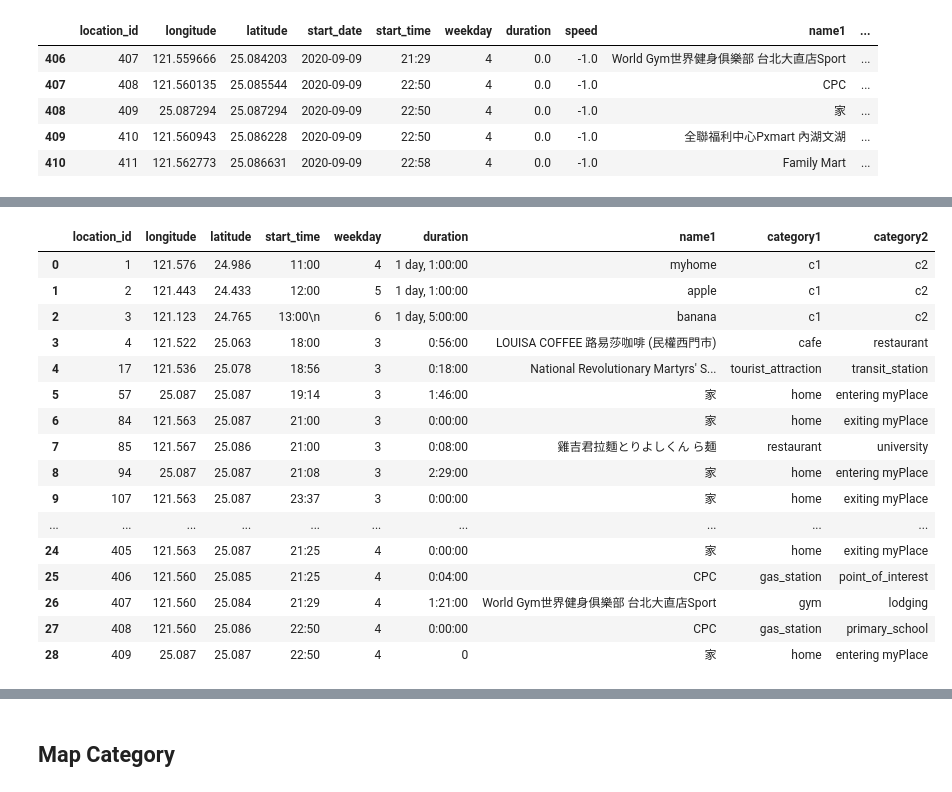
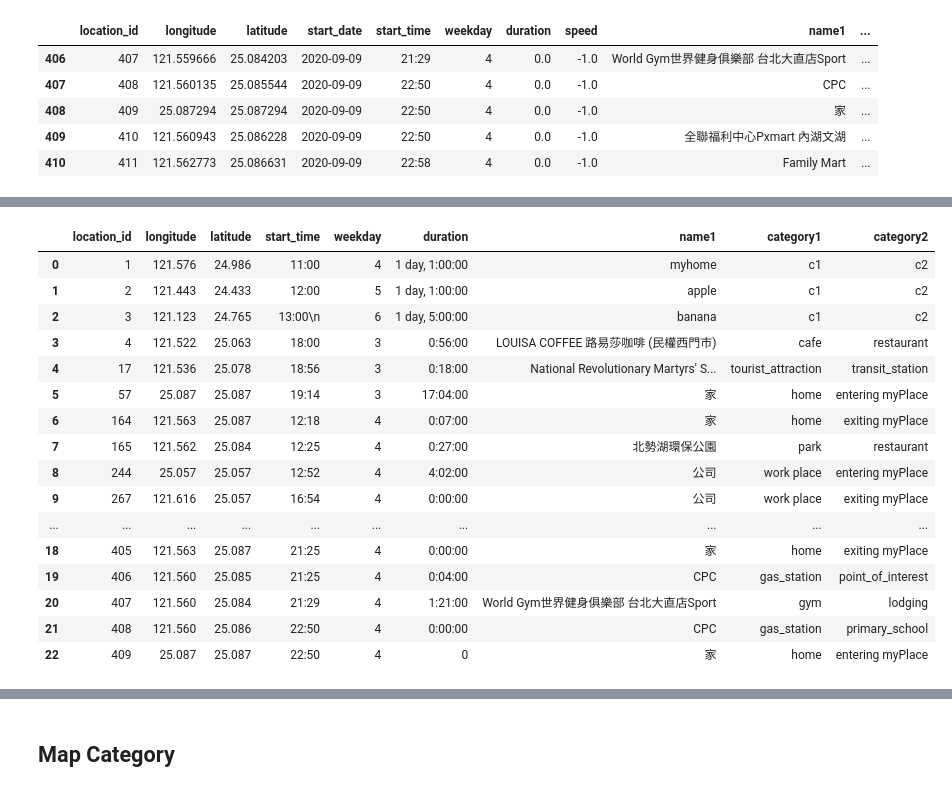
Before and after one commit to yuchieh0130/chchboss, a Jupyter notebook: CategoryPrediction_RandomForest.ipynb, the cells around one changed output, grey strips where cells are left out. Drawn from its saved outputs; the diff is of its cells as text; code cells hidden in the pictures.

```diff
--- a/CategoryPrediction_RandomForest.ipynb
+++ b/CategoryPrediction_RandomForest.ipynb
@@ -301,15 +213,10 @@ stopLoc
 # %%
-#calculate duration
+#kill duration < 10 mins
 import datetime as dt
 from datetime import datetime
 
 dropList = []
 for row in range(0,len(stopLoc)-1):
-
-    res = set(stopLoc.iloc[row,8:13]) & set(stopLoc.iloc[row-1,8:13])
-    if len(res) > 1:
-        if stopLoc.iloc[row,14] != 'entering myPlace' and stopLoc.iloc[row,14] != 'exiting myPlace':
-            dropList.append(row)
 
     #calculate duration
     if stopLoc.iloc[row+1,3] == stopLoc.iloc[row,3]:
@@ -324,7 +231,6 @@ for row in range(0,len(stopLoc)-1):
         if stopLoc.iloc[row,14] != 'entering myPlace' and stopLoc.iloc[row,14] != 'exiting myPlace':
             dropList.append(row)
 
-
 removeList = []
 for i in range(1,len(dropList)-1):
     if dropList[i] - dropList[i-1] < 3:
@@ -332,35 +238,45 @@ for i in range(1,len(dropList)-1):
 
 stopLoc = stopLoc.drop(removeList)
 stopLoc = stopLoc.reset_index(drop = True)
-
-for row in range(0,len(stopLoc)-1):
-
-    #calculate duration
-    if stopLoc.iloc[row+1,3] == stopLoc.iloc[row,3]:
-        stopLoc.iloc[row,6] = datetime.strptime(stopLoc.iloc[row+1,4], '%H:%M') - datetime.strptime(stopLoc.iloc[row,4], '%H:%M')
-    else:
-        a = dt.datetime(2000,1,2,int(stopLoc.iloc[row+1,4].split(':')[0]),int(stopLoc.iloc[row+1,4].split(':')[1]))
-        b = dt.datetime(2000,1,1,int(stopLoc.iloc[row,4].split(':')[0]),int(stopLoc.iloc[row,4].split(':')[1]))
-        stopLoc.iloc[row,6] = a - b
-
-stopLoc = stopLoc.drop(['start_date','name2','name3','name4','name5','speed'], 1)
-stopLoc
-# %% [output]
-|  | location_id | longitude | latitude | start_time | weekday | duration | name1 | category1 | category2 |
-| 0 | 1 | 121.576 | 24.986 | 11:00 | 4 | 1 day, 1:00:00 | myhome | c1 | c2 |
-| 1 | 2 | 121.443 | 24.433 | 12:00 | 5 | 1 day, 1:00:00 | apple | c1 | c2 |
-| 2 | 3 | 121.123 | 24.765 | 13:00\n | 6 | 1 day, 5:00:00 | banana | c1 | c2 |
-| 3 | 4 | 121.522 | 25.063 | 18:00 | 3 | 0:56:00 | LOUISA COFFEE 路易莎咖啡 (民權西門市) | cafe | restaurant |
-| 4 | 17 | 121.536 | 25.078 | 18:56 | 3 | 0:18:00 | National Revolutionary Martyrs' S... | tourist_attraction | transit_station |
-| 5 | 57 | 25.087 | 25.087 | 19:14 | 3 | 1:46:00 | 家 | home | entering myPlace |
-| 6 | 84 | 121.563 | 25.087 | 21:00 | 3 | 0:00:00 | 家 | home | exiting myPlace |
-| 7 | 85 | 121.567 | 25.086 | 21:00 | 3 | 0:08:00 | 雞吉君拉麵とりよしくん ら麺 | restaurant | university |
-| 8 | 94 | 25.087 | 25.087 | 21:08 | 3 | 2:29:00 | 家 | home | entering myPlace |
-| 9 | 107 | 121.563 | 25.087 | 23:37 | 3 | 0:00:00 | 家 | home | exiting myPlace |
-| ... | ... | ... | ... | ... | ... | ... | ... | ... | ... |
-| 24 | 405 | 121.563 | 25.087 | 21:25 | 4 | 0:00:00 | 家 | home | exiting myPlace |
-| 25 | 406 | 121.560 | 25.085 | 21:25 | 4 | 0:04:00 | CPC | gas_station | point_of_interest |
-| 26 | 407 | 121.560 | 25.084 | 21:29 | 4 | 1:21:00 | World Gym世界健身俱樂部 台北大直店Sport | gym | lodging |
-| 27 | 408 | 121.560 | 25.086 | 22:50 | 4 | 0:00:00 | CPC | gas_station | primary_school |
-| 28 | 409 | 25.087 | 25.087 | 22:50 | 4 | 0 | 家 | home | entering myPlace |
+# %%
+#delete duplicate
+duplicate = []
+for row in range(0,len(stopLoc)-1):
+
+    if (stopLoc.iloc[row,14] == 'exiting myPlace') and (stopLoc.iloc[row+2,14] == 'entering myPlace'):
+        if (stopLoc.iloc[row,8] == stopLoc.iloc[row+2,8]):
+            duplicate.extend([row,row+1,row+2])
+
+stopLoc = stopLoc.drop(duplicate)
+stopLoc = stopLoc.reset_index(drop = True)
+
+for row in range(0,len(stopLoc)-1):
+    #calculate duration
+    if stopLoc.iloc[row+1,3] == stopLoc.iloc[row,3]:
+        stopLoc.iloc[row,6] = datetime.strptime(stopLoc.iloc[row+1,4], '%H:%M') - datetime.strptime(stopLoc.iloc[row,4], '%H:%M')
+    else:
+        a = dt.datetime(2000,1,2,int(stopLoc.iloc[row+1,4].split(':')[0]),int(stopLoc.iloc[row+1,4].split(':')[1]))
+        b = dt.datetime(2000,1,1,int(stopLoc.iloc[row,4].split(':')[0]),int(stopLoc.iloc[row,4].split(':')[1]))
+        stopLoc.iloc[row,6] = a - b
+
+stopLoc = stopLoc.drop(['start_date','name2','name3','name4','name5','speed'], 1)
+stopLoc
+# %% [output]
+|  | location_id | longitude | latitude | start_time | weekday | duration | name1 | category1 | category2 |
+| 0 | 1 | 121.576 | 24.986 | 11:00 | 4 | 1 day, 1:00:00 | myhome | c1 | c2 |
+| 1 | 2 | 121.443 | 24.433 | 12:00 | 5 | 1 day, 1:00:00 | apple | c1 | c2 |
+| 2 | 3 | 121.123 | 24.765 | 13:00\n | 6 | 1 day, 5:00:00 | banana | c1 | c2 |
+| 3 | 4 | 121.522 | 25.063 | 18:00 | 3 | 0:56:00 | LOUISA COFFEE 路易莎咖啡 (民權西門市) | cafe | restaurant |
+| 4 | 17 | 121.536 | 25.078 | 18:56 | 3 | 0:18:00 | National Revolutionary Martyrs' S... | tourist_attraction | transit_station |
+| 5 | 57 | 25.087 | 25.087 | 19:14 | 3 | 17:04:00 | 家 | home | entering myPlace |
+| 6 | 164 | 121.563 | 25.087 | 12:18 | 4 | 0:07:00 | 家 | home | exiting myPlace |
+| 7 | 165 | 121.562 | 25.084 | 12:25 | 4 | 0:27:00 | 北勢湖環保公園 | park | restaurant |
+| 8 | 244 | 25.057 | 25.057 | 12:52 | 4 | 4:02:00 | 公司 | work place | entering myPlace |
+| 9 | 267 | 121.616 | 25.057 | 16:54 | 4 | 0:00:00 | 公司 | work place | exiting myPlace |
+| ... | ... | ... | ... | ... | ... | ... | ... | ... | ... |
+| 18 | 405 | 121.563 | 25.087 | 21:25 | 4 | 0:00:00 | 家 | home | exiting myPlace |
+| 19 | 406 | 121.560 | 25.085 | 21:25 | 4 | 0:04:00 | CPC | gas_station | point_of_interest |
+| 20 | 407 | 121.560 | 25.084 | 21:29 | 4 | 1:21:00 | World Gym世界健身俱樂部 台北大直店Sport | gym | lodging |
+| 21 | 408 | 121.560 | 25.086 | 22:50 | 4 | 0:00:00 | CPC | gas_station | primary_school |
+| 22 | 409 | 25.087 | 25.087 | 22:50 | 4 | 0 | 家 | home | entering myPlace |
 # %%
```
Also changed, not shown: parts of 4 cells of this notebook.
